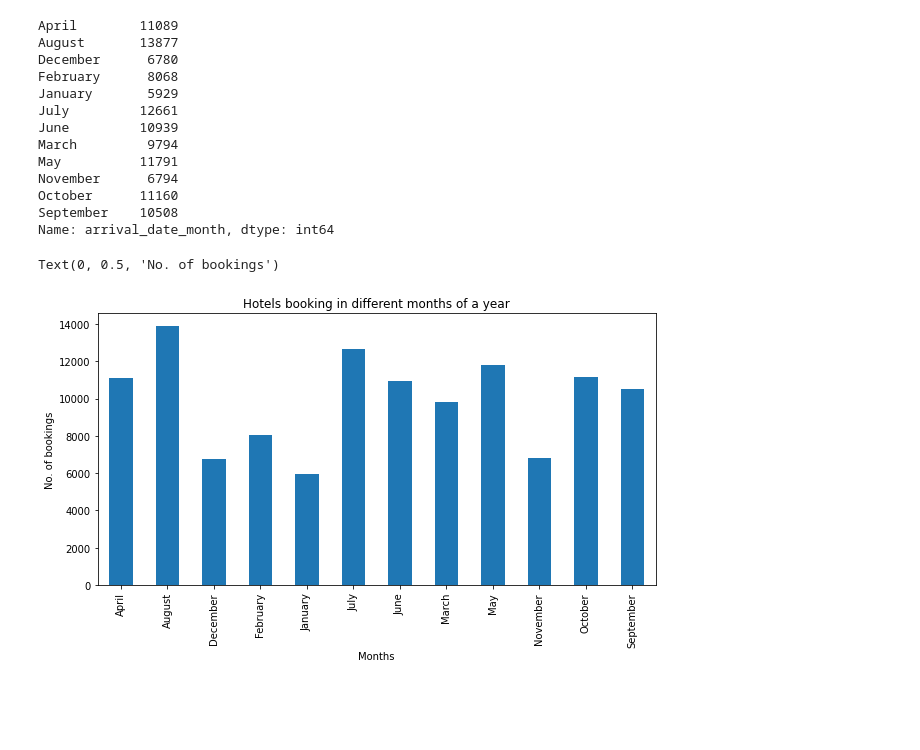
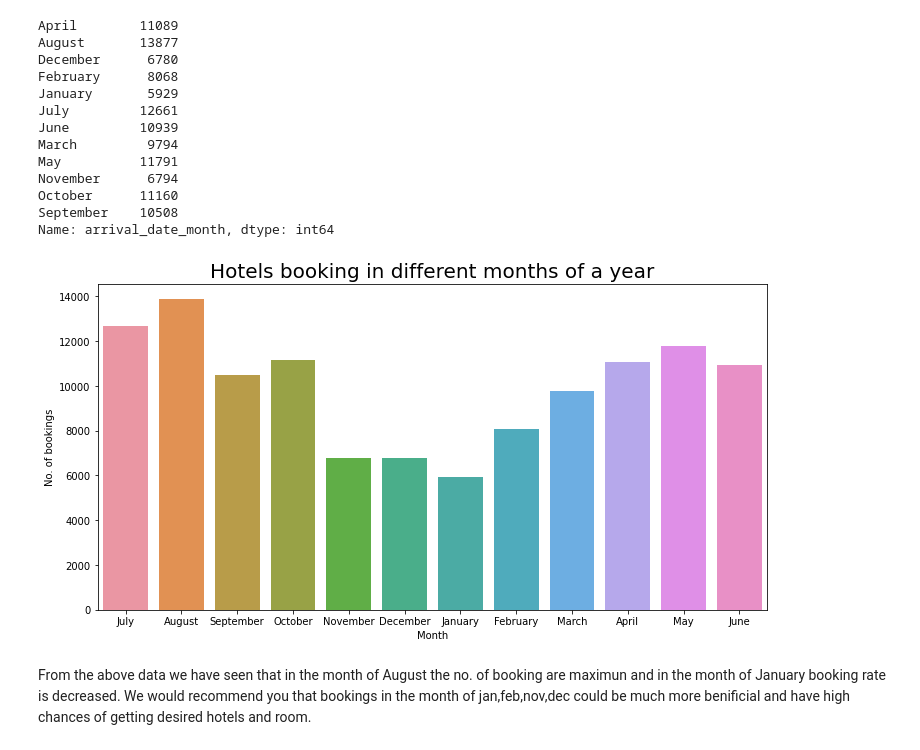
Before and after one commit to ritik1804k/Hotel-Booking-Analysis-, a Jupyter notebook: Hotel_Booking_Analysis_Capstone_Project.ipynb, the cells around one changed output. Cells and saved outputs as stored; diff of their text form; code cells hidden in the pictures; blank space fills up the shorter version.

```diff
--- a/Hotel_Booking_Analysis_Capstone_Project.ipynb
+++ b/Hotel_Booking_Analysis_Capstone_Project.ipynb
@@ -229,13 +229,15 @@ September    10508
 Name: arrival_date_month, dtype: int64
 # %%
 # ploting bar graph to show the best time for hotel booking
-plt.rcParams['figure.figsize'] = (10, 5)
-best_time_in_year.plot(kind='bar')
-plt.title('Hotels booking in different months of a year')
-plt.xlabel('Months')
-plt.ylabel('No. of bookings')
+plt.rcParams['figure.figsize'] = (12,6)
+month = sns.countplot(x = hotel_df['arrival_date_month'], data = hotel_df)
+month.set_title('Hotels booking in different months of a year', fontsize = 20)
+month.set_xlabel('Month', fontsize = 10)
+month.set_ylabel('No. of bookings', fontsize = 10)
+plt.show()
 # %% [output]
-Text(0, 0.5, 'No. of bookings')
-[figure, old version]
+[figure, new version]
+# %% [markdown]
+From the above data we have seen that in the month of August the no. of booking are maximun and in the month of January booking rate is decreased. We would recommend you that bookings in the month of jan,feb,nov,dec could be much more benificial and have high chances of getting desired hotels and room.
 # %%
 # customers coming from different countries
```
Also changed, not shown: parts of 11 cells of this notebook.
